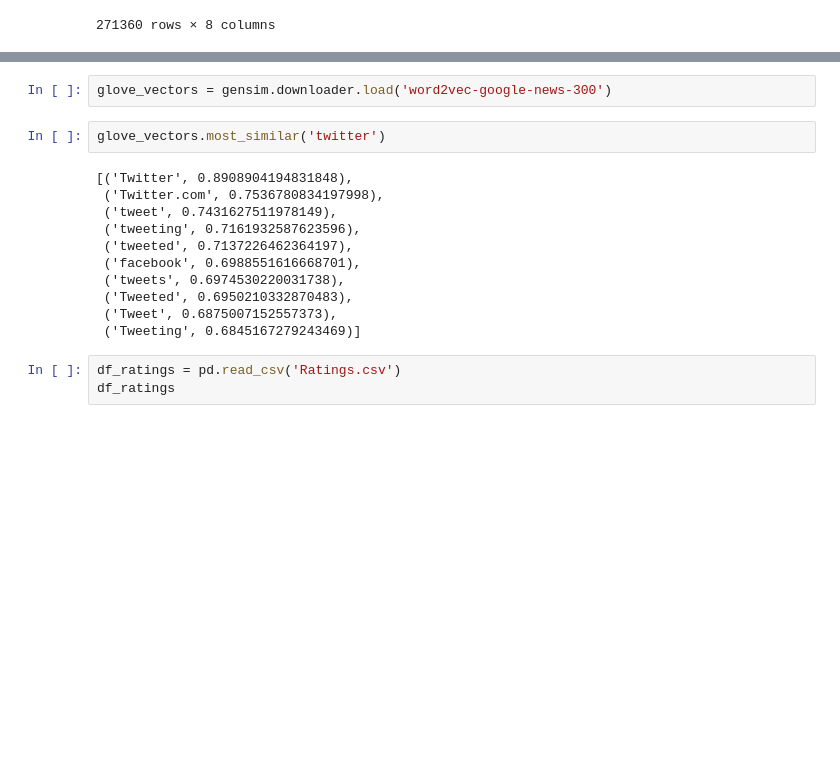
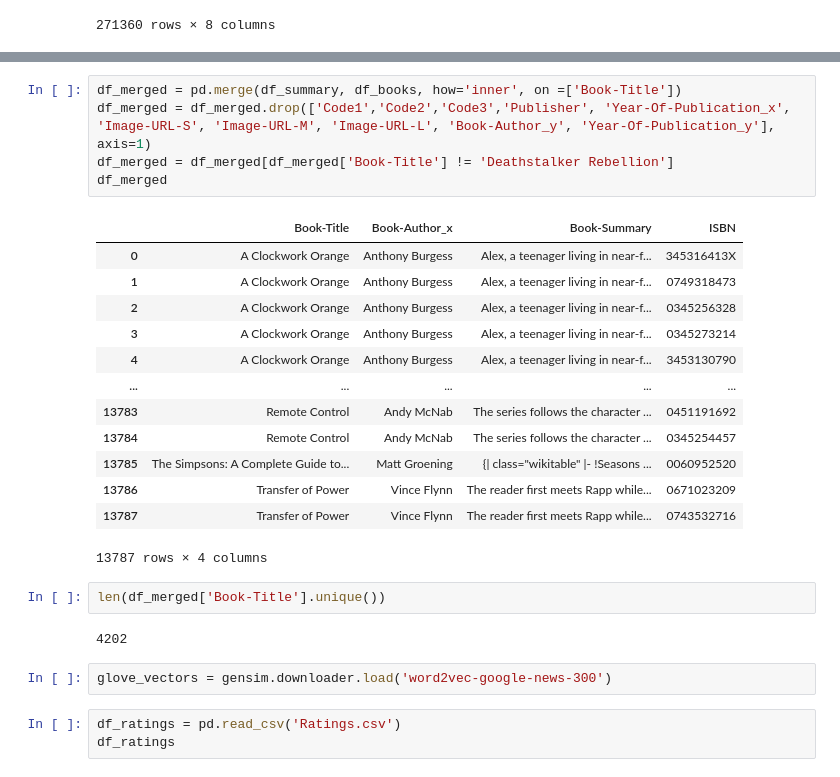
Before and after one commit to CS222-UIUC/BookRec, a Jupyter notebook: data and algorithm/booksRecWord2Vec.ipynb, the cells around one changed output, grey strips where cells are left out. Saved outputs shown, nothing was run; the diff lists cells and outputs as text; blank space fills up the shorter version.

```diff
--- a/data and algorithm/booksRecWord2Vec.ipynb
+++ b/data and algorithm/booksRecWord2Vec.ipynb
@@ -31,18 +47,28 @@ print(list(gensim.downloader.info()['models'].keys()))
+# %%
+df_merged = pd.merge(df_summary, df_books, how='inner', on =['Book-Title'])
+df_merged = df_merged.drop(['Code1','Code2','Code3','Publisher', 'Year-Of-Publication_x', 'Image-URL-S', 'Image-URL-M', 'Image-URL-L', 'Book-Author_y', 'Year-Of-Publication_y'], axis=1)
+df_merged = df_merged[df_merged['Book-Title'] != 'Deathstalker Rebellion']
+df_merged
+# %% [output]
+|  | Book-Title | Book-Author_x | Book-Summary | ISBN |
+| 0 | A Clockwork Orange | Anthony Burgess | Alex, a teenager living in near-f... | 345316413X |
+| 1 | A Clockwork Orange | Anthony Burgess | Alex, a teenager living in near-f... | 0749318473 |
+| 2 | A Clockwork Orange | Anthony Burgess | Alex, a teenager living in near-f... | 0345256328 |
+| 3 | A Clockwork Orange | Anthony Burgess | Alex, a teenager living in near-f... | 0345273214 |
+| 4 | A Clockwork Orange | Anthony Burgess | Alex, a teenager living in near-f... | 3453130790 |
+| ... | ... | ... | ... | ... |
+| 13783 | Remote Control | Andy McNab | The series follows the character ... | 0451191692 |
+| 13784 | Remote Control | Andy McNab | The series follows the character ... | 0345254457 |
+| 13785 | The Simpsons: A Complete Guide to... | Matt Groening | {| class="wikitable" |- !Seasons ... | 0060952520 |
+| 13786 | Transfer of Power | Vince Flynn | The reader first meets Rapp while... | 0671023209 |
+| 13787 | Transfer of Power | Vince Flynn | The reader first meets Rapp while... | 0743532716 |
+13787 rows × 4 columns
+# %%
+len(df_merged['Book-Title'].unique())
+# %% [output]
+4202
 # %%
 glove_vectors = gensim.downloader.load('word2vec-google-news-300')
-# %%
-glove_vectors.most_similar('twitter')
-# %% [output]
-[('Twitter', 0.8908904194831848),
- ('Twitter.com', 0.7536780834197998),
- ('tweet', 0.7431627511978149),
- ('tweeting', 0.7161932587623596),
- ('tweeted', 0.7137226462364197),
- ('facebook', 0.6988551616668701),
- ('tweets', 0.6974530220031738),
- ('Tweeted', 0.6950210332870483),
- ('Tweet', 0.6875007152557373),
- ('Tweeting', 0.6845167279243469)]
 # %%
 df_ratings = pd.read_csv('Ratings.csv')
 df_ratings
```
Also changed, not shown: parts of 8 cells of this notebook, 6 other files.
